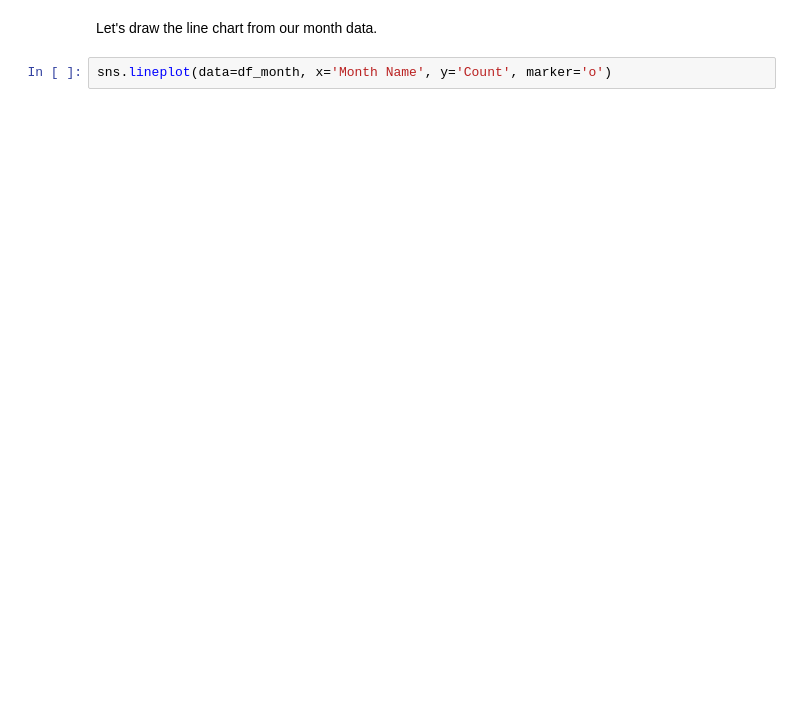
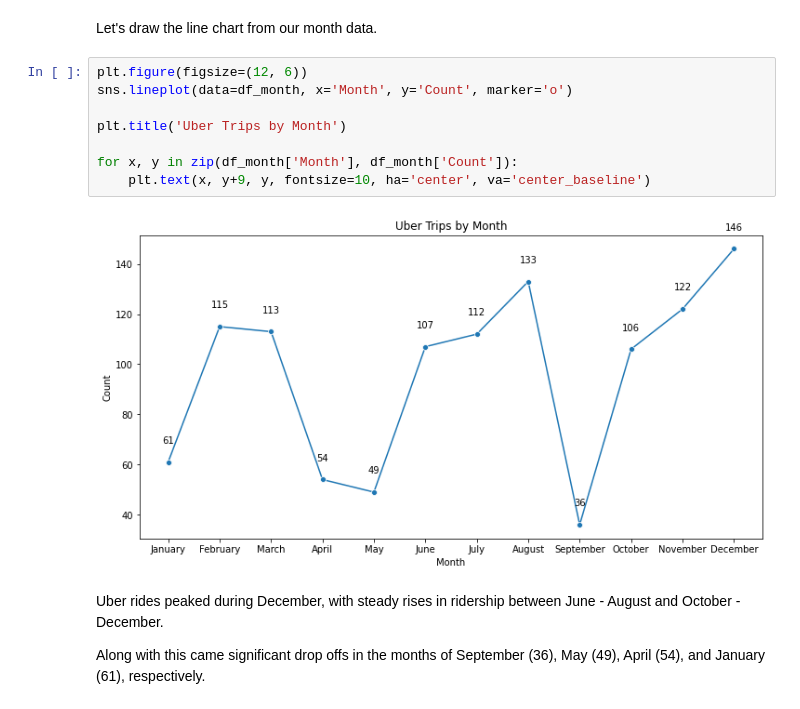
Before and after one commit to LongPhan1912/UberRides, a Jupyter notebook: uber_rides.ipynb, the cells around one changed output. Cells and saved outputs as stored; diff of their text form; blank space fills up the shorter version.

```diff
--- a/uber_rides.ipynb
+++ b/uber_rides.ipynb
@@ -490,5 +490,17 @@ df_month
 | 11 | 12 | 146 | December |
 # %% [markdown]
 Let's draw the line chart from our month data.
-# %%
-sns.lineplot(data=df_month, x='Month Name', y='Count', marker='o')
+# %%
+plt.figure(figsize=(12, 6))
+sns.lineplot(data=df_month, x='Month', y='Count', marker='o')
+
+plt.title('Uber Trips by Month')
+
+for x, y in zip(df_month['Month'], df_month['Count']):
+    plt.text(x, y+9, y, fontsize=10, ha='center', va='center_baseline')
+# %% [output]
+[figure, added]
+# %% [markdown]
+Uber rides peaked during December, with steady rises in ridership between June - August and October - December.
+
+Along with this came significant drop offs in the months of September (36), May (49), April (54), and January (61), respectively.
```
Also changed, not shown: parts of 1 cell of this notebook.
